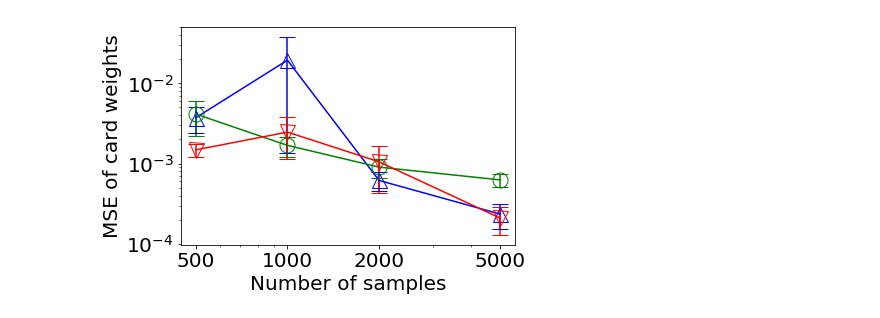
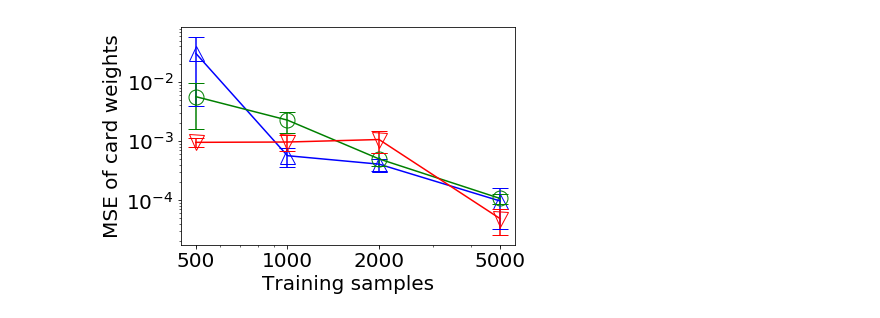
Before and after one commit to lingchunkai/payoff_learning, a Jupyter notebook: vis-OCP.ipynb, the cells around one changed output. Saved outputs shown, nothing was run; the diff lists cells and outputs as text; code cells hidden in the pictures.

```diff
--- a/vis-OCP.ipynb
+++ b/vis-OCP.ipynb
@@ -10,8 +10,9 @@ markers = ['^', 'o', 'v', 'd', 's']
 fname_v = './results/onecardpoker/WNHD_size%d_SLOWrmsprop_bsize128/' # <--- Change this if necessary
 
 sizes = [500, 1000, 2000, 5000]
-tnames = ['0','1', '2']
-sample_names = ['0', '1', '2', '3', '4', '5', '6', '7', '8', '9']
+tnames = ['0','1','2']
+sample_names = ['0', '1', '2', '3', '4']
+
 
 nplots=0
 for tname in tnames:
@@ -34,38 +35,37 @@ for tname in tnames:
             with open(latest, 'rb') as f:
                 p = pickle.load(f)
                 def getstat(p, monitor):
-                    # Get the index where the test log loss is the lowest
-                    mmin = np.argmin(p['val_monitor']['loglosstrend'])
+                    mmin = -1
                     return np.mean(p['val_monitor'][monitor][mmin])
 
             # Uncomment the appropriate metric to be plotted
             sampled_result.append(getstat(p, 'vcardprobstrend'))
             # sampled_result.append(getstat(p, 'vcardprobs_joint_KL_trend'))
             # sampled_result.append(getstat(p, 'payofftrend'))
             # sampled_result.append(getstat(p, 'msetrend'))
 
         res.append(tuple(sampled_result))
 
     means = [np.mean(x) for x in res]
     stdevs = [np.std(x) for x in res]
     stderr = [stdevs[i]/np.sqrt(len(res[i])) for i in range(len(res))]
     plt.plot(sizes, means, marker=markers[nplots], color=colors[nplots], markersize=15, markerfacecolor="None")
 
     _,caps,_=plt.errorbar(sizes, means , yerr=stderr,
             fmt='o', ecolor=colors[nplots], capsize=8,markersize=0)
 
     nplots+= 1
     for cap in caps:
         cap.set_markeredgewidth(1)
 
 plt.rc('xtick',labelsize=20)
 plt.rc('ytick',labelsize=20)
-plt.xlabel('Number of samples', fontsize=20)
+plt.xlabel('Training samples', fontsize=20)
 plt.ylabel('MSE of card weights', fontsize=20)
 plt.xscale('log')
 plt.xticks([500, 1000, 2000, 5000],[500, 1000, 2000, 5000])
 plt.yscale('log')
 plt.title('')
 plt.show()
 # %% [output]
-[figure, old version]
+[figure, new version]
```
Also changed, not shown: 2 other files.
